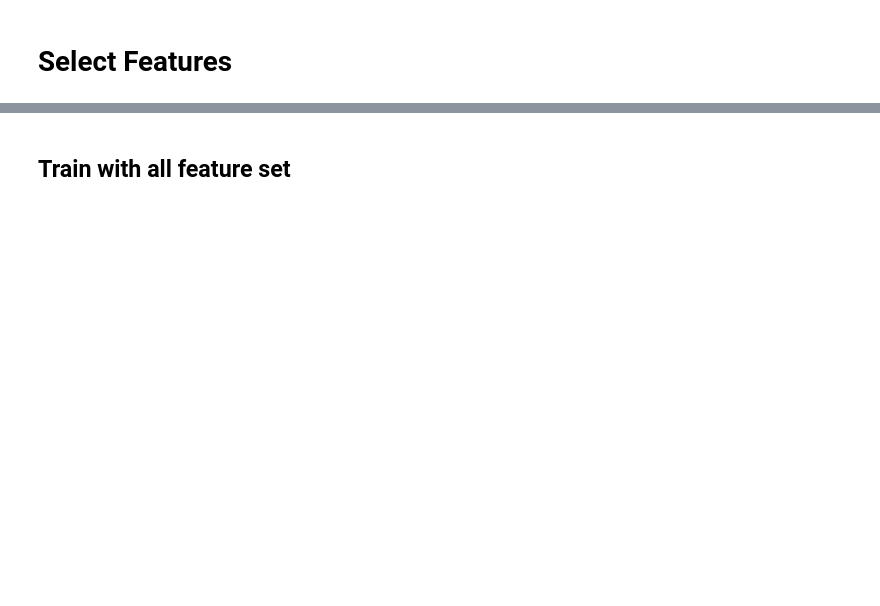
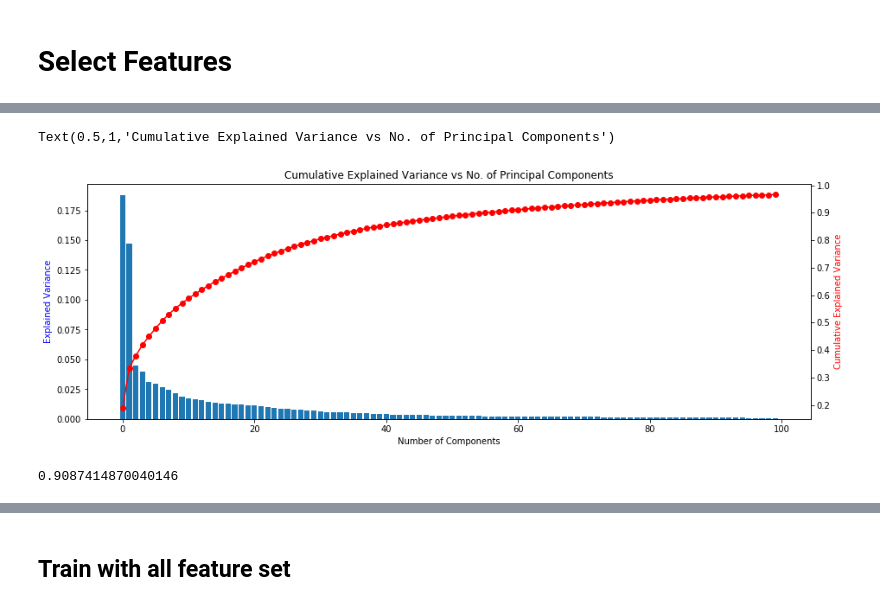
Before and after one commit to haataa/IEEE_CIS_Fraud_Detection, a Jupyter notebook: feature_selection.ipynb, the cells around one changed output, grey strips where cells are left out. Cells and saved outputs as stored; diff of their text form; code cells hidden in the pictures; blank space fills up the shorter version.

```diff
--- a/feature_selection.ipynb
+++ b/feature_selection.ipynb
@@ -198,0 +239,34 @@ def permutation_importance(model,features_valid,labels_valid):
+# %%
+scaler = StandardScaler()
+scaler.fit(features_train[vfeatures])
+imp = Imputer(missing_values=np.nan , strategy='mean', axis=0)
+vfeature_impute = imp.fit_transform(features_train[vfeatures])
+# %%
+vfeature_impute_scale = scaler.transform(vfeature_impute)
+vfeature_impute_scale = pd.DataFrame(vfeature_impute_scale, columns=vfeatures)
+# %%
+pca = PCA()
+vfeature_pca = pca.fit_transform(vfeature_impute_scale)
+# %%
+# check components number should be the same as total features
+components_total = len(pca.explained_variance_ratio_)
+# generate sequence for plotting
+components = np.arange(components_total)
+# %%
+fig, ax1 = plt.subplots(figsize=(15,5))
+
+ax1.bar(components[0:100],pca.explained_variance_ratio_[0:100])
+ax1.set_ylabel('Explained Variance', color="blue")
+ax1.set_xlabel('Number of Components')
+
+ax2 = ax1.twinx()
+ax2.plot(np.cumsum(pca.explained_variance_ratio_[0:100]), color="red",marker='o')
+ax2.set_ylabel('Cumulative Explained Variance', color="red")
+plt.title("Cumulative Explained Variance vs No. of Principal Components")
+# %% [output]
+Text(0.5,1,'Cumulative Explained Variance vs No. of Principal Components')
+[figure, added]
+# %%
+np.cumsum(pca.explained_variance_ratio_[:60])[-1]
+# %% [output]
+0.9087414870040146
```
Also changed, not shown: parts of 37 cells of this notebook.
